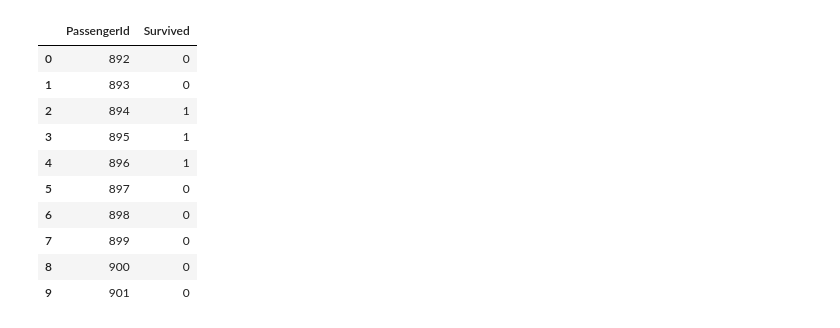
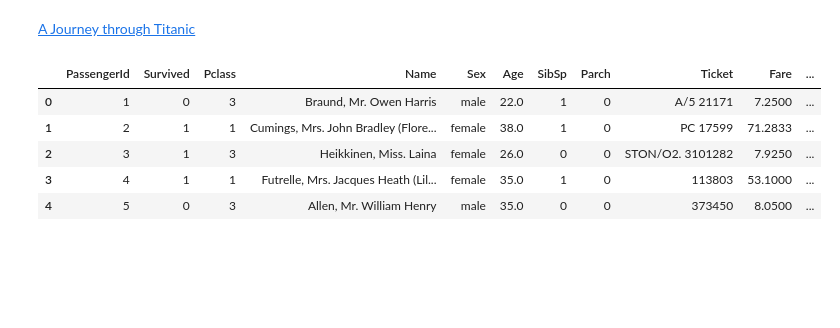
Before and after one commit to kazukousen/prototype, a Jupyter notebook: kaggle/Titanic.ipynb, the cells around one changed output. Saved outputs shown, nothing was run; the diff lists cells and outputs as text; code cells hidden in the pictures; blank space fills up the shorter version.

Commit message:
[WIP] a journey through Titanic

```diff
--- a/kaggle/Titanic.ipynb
+++ b/kaggle/Titanic.ipynb
@@ -112,14 +1,2 @@ with open("titanic_submit.csv", "wb") as f:
-# %%
-pd.read_csv("titanic_submit.csv", header=0).head(10)
-# %% [output]
-|  | PassengerId | Survived |
-| 0 | 892 | 0 |
-| 1 | 893 | 0 |
-| 2 | 894 | 1 |
-| 3 | 895 | 1 |
-| 4 | 896 | 1 |
-| 5 | 897 | 0 |
-| 6 | 898 | 0 |
-| 7 | 899 | 0 |
-| 8 | 900 | 0 |
-| 9 | 901 | 0 |
+# %% [markdown]
+[A Journey through Titanic](https://www.kaggle.com/omarelgabry/titanic/a-journey-through-titanic)
@@ -125,0 +23,14 @@ pd.read_csv("titanic_submit.csv", header=0).head(10)
+# %%
+# get titanic & test csv files as a DataFrame
+titanic_df = pd.read_csv("train.csv", dtype={"Age": np.float64})
+test_df = pd.read_csv("test.csv", dtype={"Age": np.float64})
+
+# preview the data
+titanic_df.head()
+# %% [output]
+|  | PassengerId | Survived | Pclass | Name | Sex | Age | SibSp | Parch | Ticket | Fare | ... |
+| 0 | 1 | 0 | 3 | Braund, Mr. Owen Harris | male | 22.0 | 1 | 0 | A/5 21171 | 7.2500 | ... |
+| 1 | 2 | 1 | 1 | Cumings, Mrs. John Bradley (Flore... | female | 38.0 | 1 | 0 | PC 17599 | 71.2833 | ... |
+| 2 | 3 | 1 | 3 | Heikkinen, Miss. Laina | female | 26.0 | 0 | 0 | STON/O2. 3101282 | 7.9250 | ... |
+| 3 | 4 | 1 | 1 | Futrelle, Mrs. Jacques Heath (Lil... | female | 35.0 | 1 | 0 | 113803 | 53.1000 | ... |
+| 4 | 5 | 0 | 3 | Allen, Mr. William Henry | male | 35.0 | 0 | 0 | 373450 | 8.0500 | ... |
```
Also changed, not shown: parts of 20 cells of this notebook.
